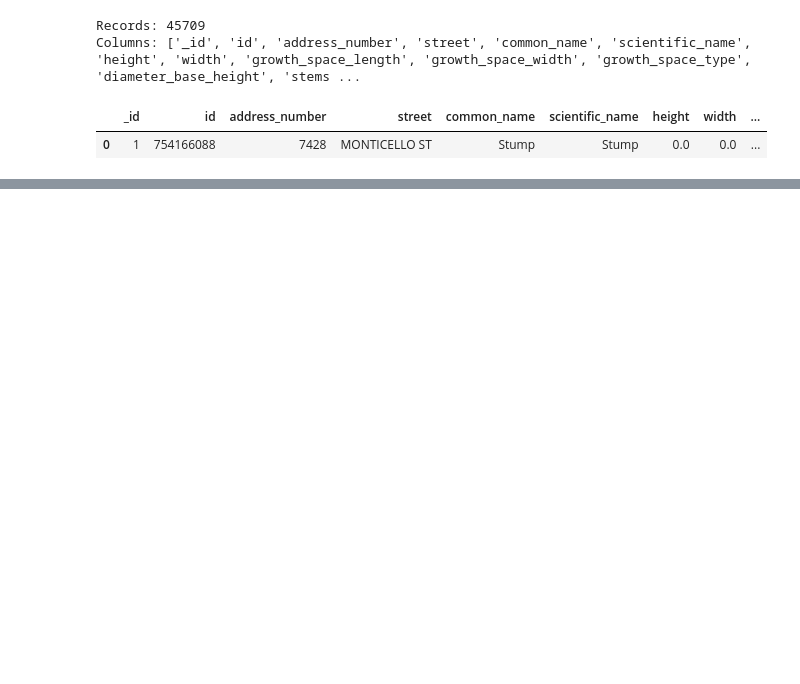
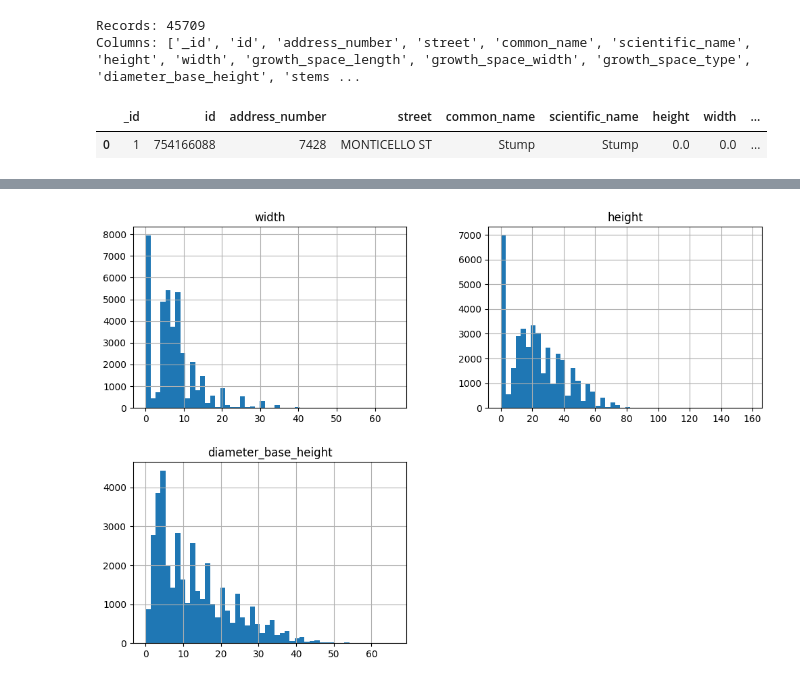
Before and after one commit to fractalate/data-trees-pittsburgh, a Jupyter notebook: WPRDC City Trees.ipynb, the cells around one changed output, grey strips where cells are left out. Cells and saved outputs as stored; diff of their text form; code cells hidden in the pictures; blank space fills up the shorter version.

```diff
--- a/WPRDC City Trees.ipynb
+++ b/WPRDC City Trees.ipynb
@@ -43,0 +147,7 @@ plt.show()
+# %%
+# We see for width/height, there are many "0" entries. However, diameter_base_height is a normal
+# looking plot.
+df_trees[["width", "height", "diameter_base_height"]].hist(bins=50, figsize=(12, 8))
+plt.show()
+# %% [output]
+[figure, added]
```
Also changed, not shown: parts of 11 cells of this notebook.
